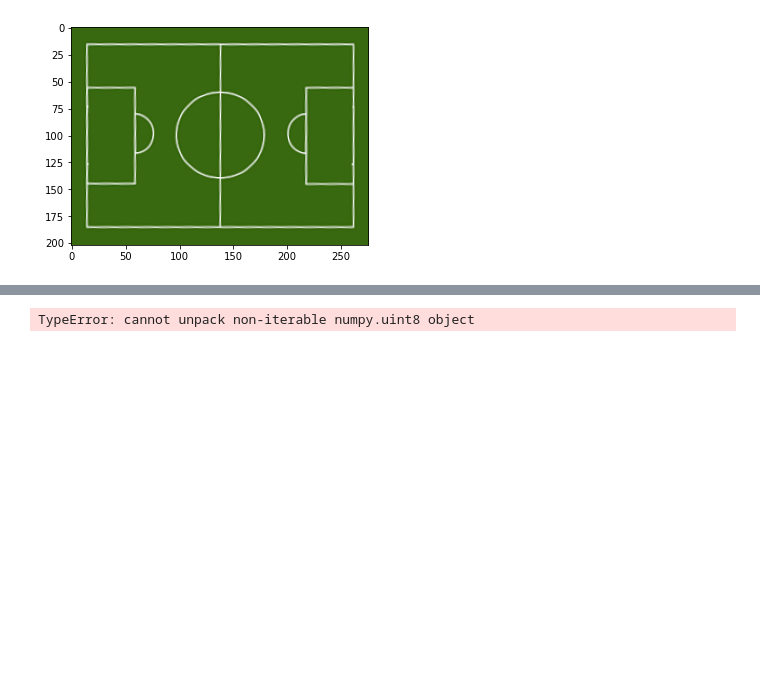
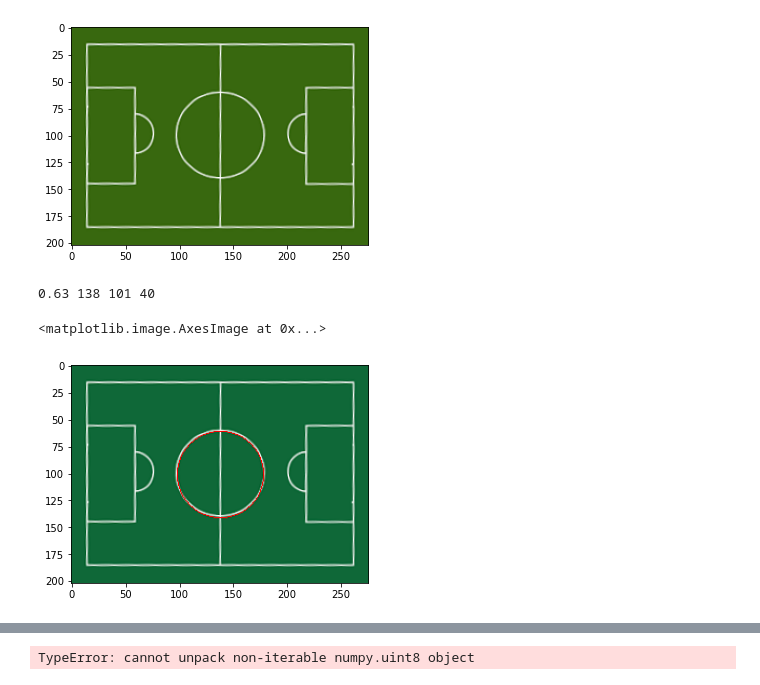
Before and after one commit to jagoss/cv-um-2021, a Jupyter notebook: trabajo-final/Ejercicio_1.ipynb, the cells around one changed output, grey strips where cells are left out. Drawn from its saved outputs; the diff is of its cells as text; code cells hidden in the pictures; blank space fills up the shorter version.

```diff
--- a/trabajo-final/Ejercicio_1.ipynb
+++ b/trabajo-final/Ejercicio_1.ipynb
@@ -103,4 +103,52 @@ enderezar('./images/football.png','./images/derecha.png')
 [figure]
 # %%
 #Luego de tener la imagen recta, hay que detectar lineas, primero eliminamos ruido
+# %%
+from collections import defaultdict
+from PIL import Image, ImageDraw
+from math import sqrt, pi, cos, sin
+
+# Load image:
+input_image = Image.open("./images/derecha.png")
+
+# Output image:
+output_image = Image.new("RGB", input_image.size)
+output_image.paste(input_image)
+draw_result = ImageDraw.Draw(output_image)
+
+# Find circles
+rmin = 30
+rmax = 50
+steps = 100
+threshold = 0.4
+
+points = []
+for r in range(rmin, rmax + 1):
+    for t in range(steps):
+        points.append((r, int(r * cos(2 * pi * t / steps)), int(r * sin(2 * pi * t / steps))))
+
+acc = defaultdict(int)
+for x, y in canny_edge_detector(input_image):
+    for r, dx, dy in points:
+        a = x - dx
+        b = y - dy
+        acc[(a, b, r)] += 1
+
+circles = []
+for k, v in sorted(acc.items(), key=lambda i: -i[1]):
+    x, y, r = k
+    if v / steps >= threshold and all((x - xc) ** 2 + (y - yc) ** 2 > rc ** 2 for xc, yc, rc in circles):
+        print(v / steps, x, y, r)
+        circles.append((x, y, r))
+
+for x, y, r in circles:
+    draw_result.ellipse((x-r, y-r, x+r, y+r), outline=(255,0,0,0))
+
+# Save output image
+output_image.save("./images/circle.png")
+plt.imshow(output_image)
+# %% [output]
+0.63 138 101 40
+<matplotlib.image.AxesImage at 0x...>
+[figure, added]
 # %%
```
Also changed, not shown: parts of 3 cells of this notebook, 7 other files.
